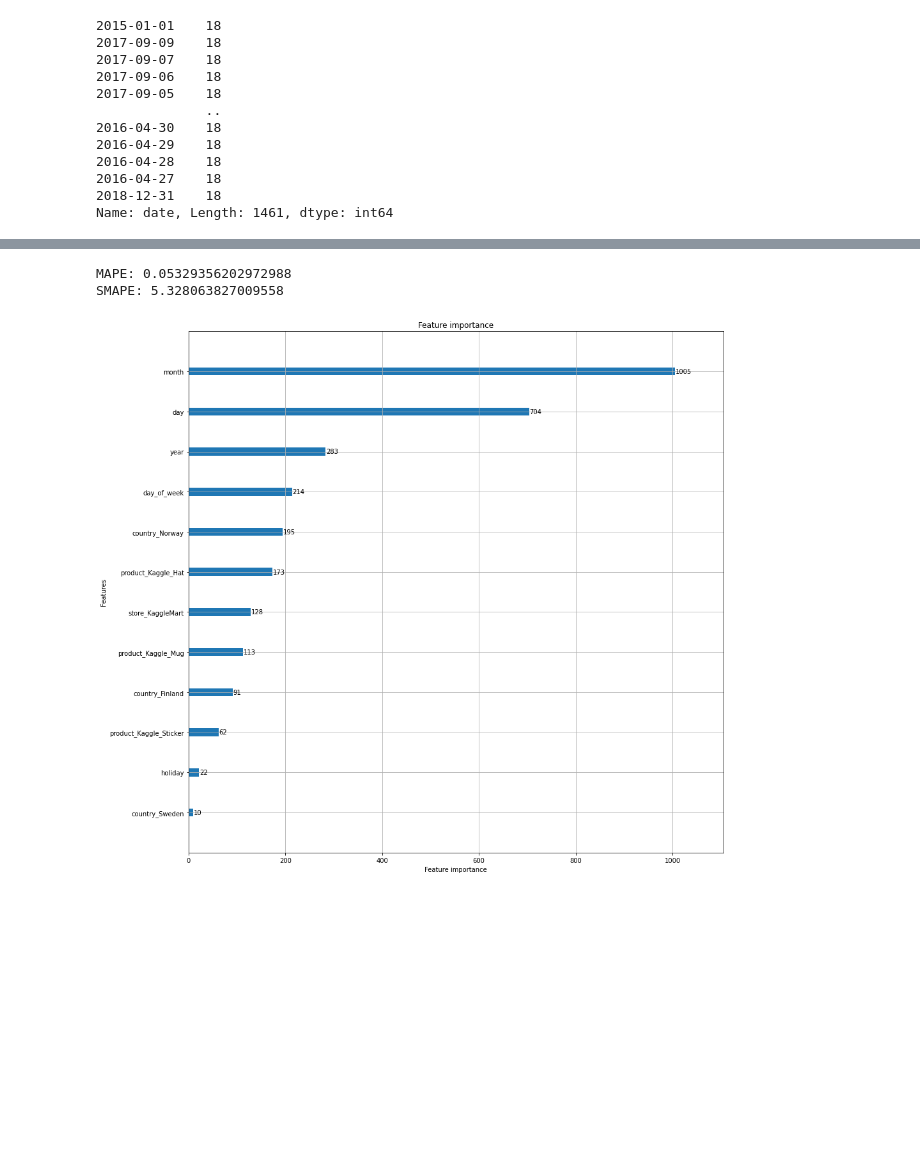
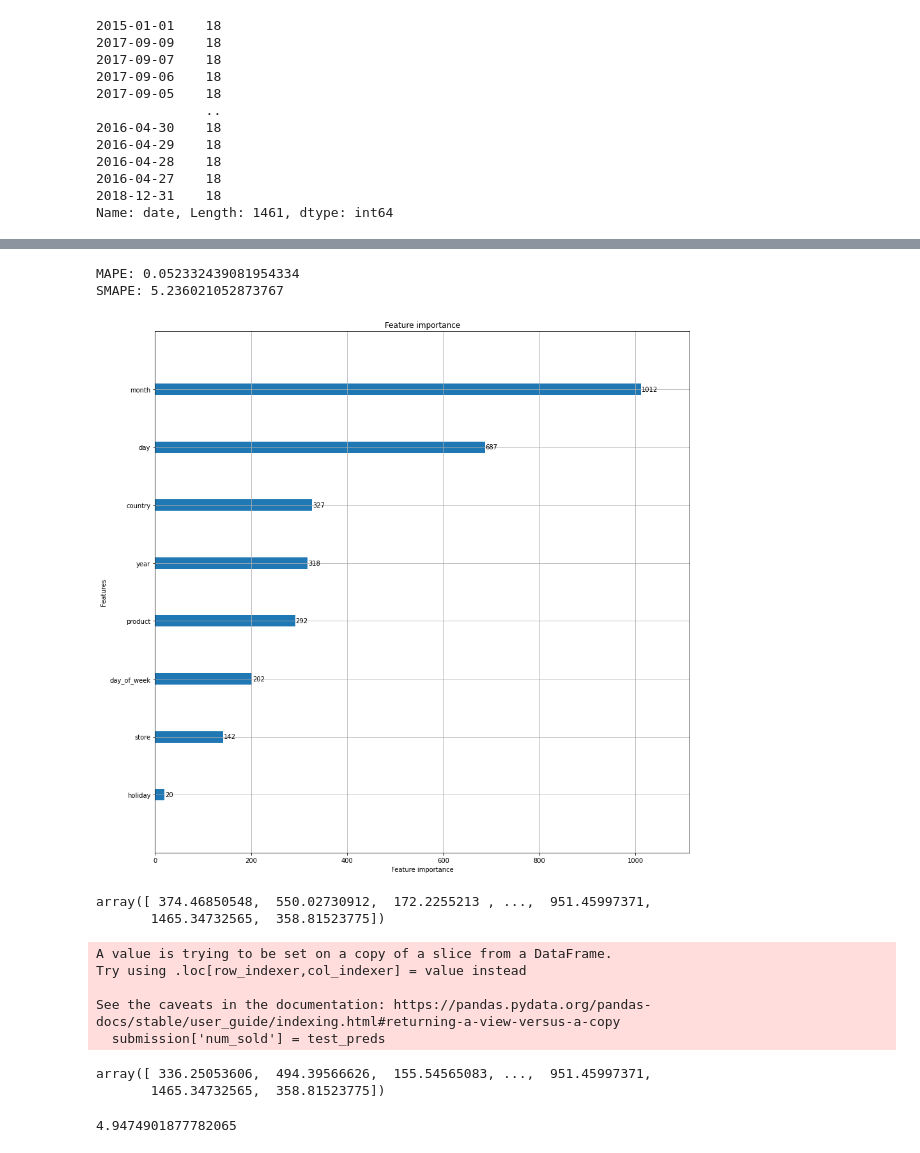
Before and after one commit to vs-sat-dev/Tabular-Compete, a Jupyter notebook: Без названия.ipynb, the cells around one changed output, grey strips where cells are left out. Cells and saved outputs as stored; diff of their text form; code cells hidden in the pictures; blank space fills up the shorter version.

Commit message:
First submission

```diff
--- a/Без названия.ipynb
+++ b/Без названия.ipynb
@@ -118,8 +118,0 @@ df_train
-# %%
-from pandas.tseries.holiday import USFederalHolidayCalendar as calendar
-
-cal = calendar()
-holidays = cal.holidays(start=df_train['date'].min(), end=df_train['date'].max())
-
-df_train['holiday'] = df_train['date'].isin(holidays)
-df_train
@@ -140,17 +118,0 @@ df_train
-# %%
-df_train = pd.concat([
-    df_train.drop('country', axis=1),
-    pd.get_dummies(df_train['country'], dtype=bool, prefix='country')
-], axis=1)
-
-df_train = pd.concat([
-    df_train.drop('store', axis=1),
-    pd.get_dummies(df_train['store'], dtype=bool, prefix='store')
-], axis=1)
-
-df_train = pd.concat([
-    df_train.drop('product', axis=1),
-    pd.get_dummies(df_train['product'], dtype=bool, prefix='product')
-], axis=1)
-
-df_train
@@ -171,3 +119,7 @@ df_train
+# %%
+submission = df_test[['row_id']]
+df_train = prepare_data(df_train)
+df_test = prepare_data(df_test)
 # %%
 import lightgbm as lgb
 from lightgbm import LGBMRegressor
@@ -187,7 +139,7 @@ def smape(target, predicted):
     return 100/len(target) * np.sum(2 * np.abs(predicted - target) / (np.abs(target) + np.abs(predicted)))
 # %%
 def lgb_run(data):
-    last_model = None
+    models = []
     full_preds = np.zeros(len(data))
     kfold = KFold(n_splits=5, random_state=0, shuffle=True)
     for fold, (trn_ind, val_ind) in enumerate(kfold.split(data.drop('num_sold', axis=1), data['num_sold'])):
@@ -198,14 +150,47 @@ def lgb_run(data):
         model.fit(x_train, y_train)
         predictions = model.predict(x_val)
         full_preds[y_val.index] = predictions
-        last_model = model
+        models.append(model)
     print(f'MAPE: {mean_absolute_percentage_error(full_preds, data["num_sold"])}')
     print(f'SMAPE: {smape(full_preds, data["num_sold"])}')
-    ax = lgb.plot_importance(last_model, max_num_features=40, figsize=(15,15))
+    ax = lgb.plot_importance(models[-1], max_num_features=40, figsize=(15,15))
     plt.show()
+    return models
 # %%
-lgb_run(df_train.drop(['row_id', 'date'], axis=1))
+models = lgb_run(df_train)
 # %% [output]
-MAPE: 0.05329356202972988
-SMAPE: 5.328063827009558
+MAPE: 0.052332439081954334
+SMAPE: 5.236021052873767
-[figure, old version]
+[figure, new version]
+# %%
+test_preds = np.zeros(len(df_test))
+for model in models:
+    test_preds = test_preds + model.predict(df_test)
+test_preds /= len(models)
+test_preds
+# %% [output]
+array([ 374.46850548,  550.02730912,  172.2255213 , ...,  951.45997371,
+       1465.34732565,  358.81523775])
+# %%
+# This gave me 7.16823 score
+submission['num_sold'] = test_preds
+submission.to_csv('submission.csv', index=False)
+# %% [output]
+A value is trying to be set on a copy of a slice from a DataFrame.
+Try using .loc[row_indexer,col_indexer] = value instead
+
+See the caveats in the documentation: https://pandas.pydata.org/pandas-docs/stable/user_guide/indexing.html#returning-a-view-versus-a-copy
+  submission['num_sold'] = test_preds
+# %%
+preds = np.zeros(len(df_train))
+for model in models:
+    preds += model.predict(df_train.drop('num_sold', axis=1))
+preds /= len(models)
+preds
+# %% [output]
+array([ 336.25053606,  494.39566626,  155.54565083, ...,  951.45997371,
+       1465.34732565,  358.81523775])
+# %%
+smape(df_train['num_sold'], preds)
+# %% [output]
+4.9474901877782065
```
Also changed, not shown: parts of 6 cells of this notebook, 1 other file.
